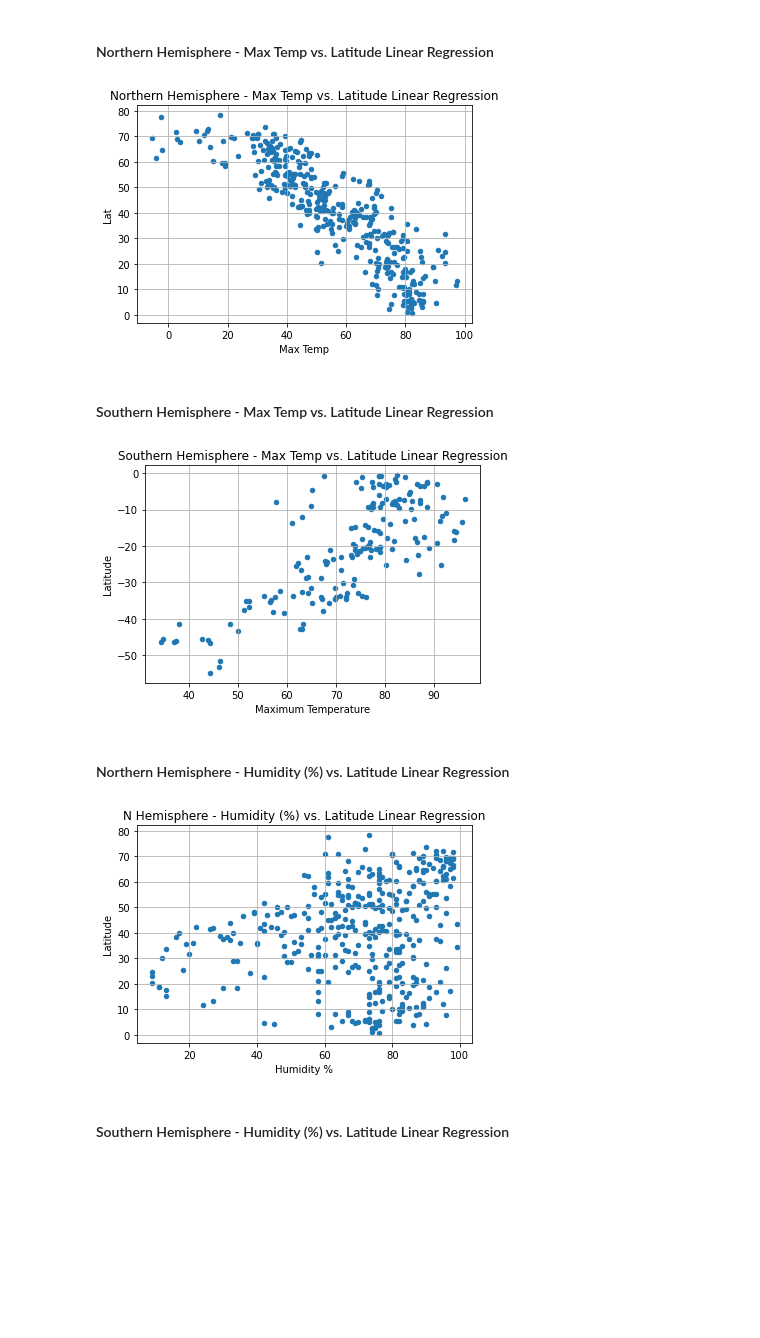
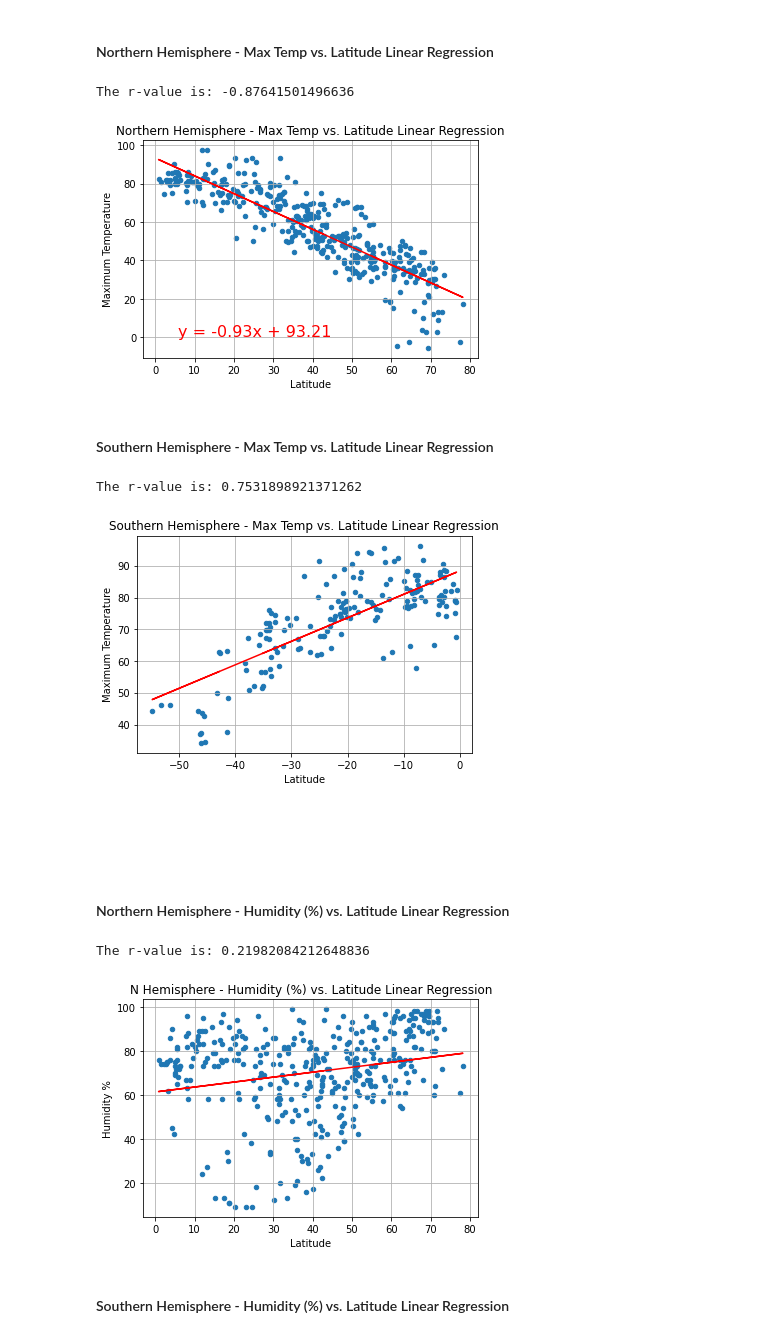
Before and after one commit to HBodden/Module-6-Challenge, a Jupyter notebook: WeatherPy/WeatherPy.ipynb, the cells around one changed output. Cells and saved outputs as stored; diff of their text form; code cells hidden in the pictures; blank space fills up the shorter version.

```diff
--- a/WeatherPy/WeatherPy.ipynb
+++ b/WeatherPy/WeatherPy.ipynb
@@ -350,54 +350,76 @@ southern_hem = clean_city_data[clean_city_data['Lat'] <0]
 # %% [markdown]
 ####  Northern Hemisphere - Max Temp vs. Latitude Linear Regression
 # %%
-northern_hem.plot('Max Temp','Lat', kind='scatter')
+northern_hem.plot('Lat','Max Temp', kind='scatter')
 # Incorporate the other graph properties
 plt.title("Northern Hemisphere - Max Temp vs. Latitude Linear Regression")
-plt.xlabel("Maximum Temperature")
-plt.ylabel("Latitude")
+plt.xlabel("Latitude")
+plt.ylabel("Maximum Temperature")
 plt.grid(True)
-
+#Regression set-up
+(slope, intercept, rvalue, pvalue, stderr) = linregress(northern_hem['Lat'],northern_hem['Max Temp'])
+regress_values = northern_hem['Lat'] * slope + intercept
+line_eq = "y = " + str(round(slope,2)) + "x + " + str(round(intercept,2))
+plt.annotate(line_eq,(5.8,0.8),fontsize=16,color="red")
+plt.plot(northern_hem['Lat'],regress_values,"r-")
+print(f"The r-value is: {rvalue}")
 # Save the figure
 #plt.savefig("N_Hemisphere_MaxTemp_vLat_LinearRegressionPlot.png")
 
 # Show plot
 plt.show()
 # %% [output]
+The r-value is: -0.87641501496636
-[figure, old version]
+[figure, new version]
 # %% [markdown]
 ####  Southern Hemisphere - Max Temp vs. Latitude Linear Regression
 # %%
-southern_hem.plot('Max Temp','Lat', kind='scatter')
+southern_hem.plot('Lat','Max Temp', kind='scatter')
 # Incorporate the other graph properties
 plt.title("Southern Hemisphere - Max Temp vs. Latitude Linear Regression")
-plt.xlabel("Maximum Temperature")
-plt.ylabel("Latitude")
+plt.xlabel("Latitude")
+plt.ylabel("Maximum Temperature")
 plt.grid(True)
-
+#Regression set-up
+(slope, intercept, rvalue, pvalue, stderr) = linregress(southern_hem['Lat'],southern_hem['Max Temp'])
+regress_values = southern_hem['Lat'] * slope + intercept
+line_eq2 = "y = " + str(round(slope,2)) + "x + " + str(round(intercept,2))
+plt.annotate(line_eq2,(5.8,0.8),fontsize=16,color="red")
+plt.plot(southern_hem['Lat'],regress_values,"r-")
+print(f"The r-value is: {rvalue}")
 # Save the figure
 #plt.savefig("N_Hemisphere_MaxTemp_vLat_LinearRegressionPlot.png")
 
 # Show plot
 plt.show()
 # %% [output]
+The r-value is: 0.7531898921371262
-[figure, old version]
+[figure, new version]
 # %% [markdown]
 ####  Northern Hemisphere - Humidity (%) vs. Latitude Linear Regression
 # %%
-northern_hem.plot('Humidity', 'Lat', kind='scatter')
+northern_hem.plot('Lat','Humidity', kind='scatter')
 # Incorporate the other graph properties
 plt.title("N Hemisphere - Humidity (%) vs. Latitude Linear Regression")
-plt.xlabel("Humidity %")
-plt.ylabel("Latitude")
+plt.xlabel("Latitude")
+plt.ylabel("Humidity %")
 plt.grid(True)
+#Regression set-up
+(slope, intercept, rvalue, pvalue, stderr) = linregress(northern_hem['Lat'], northern_hem['Humidity'])
+regress_values = northern_hem['Lat'] * slope + intercept
+line_eq3 = "y = " + str(round(slope,2)) + "x + " + str(round(intercept,2))
+plt.annotate(line_eq3,(5.8,0.8),fontsize=16,color="red")
+plt.plot(northern_hem['Lat'],regress_values,"r-")
+print(f"The r-value is: {rvalue}")
 
 # Save the figure
 #plt.savefig("NHem_Humidity_v_Lat_Linear_RegressionPlot.png")
 
 # Show plot
 plt.show()
 # %% [output]
+The r-value is: 0.21982084212648836
-[figure, old version]
+[figure, new version]
 # %% [markdown]
 ####  Southern Hemisphere - Humidity (%) vs. Latitude Linear Regression
 # %%
```
Also changed, not shown: parts of 7 cells of this notebook.
